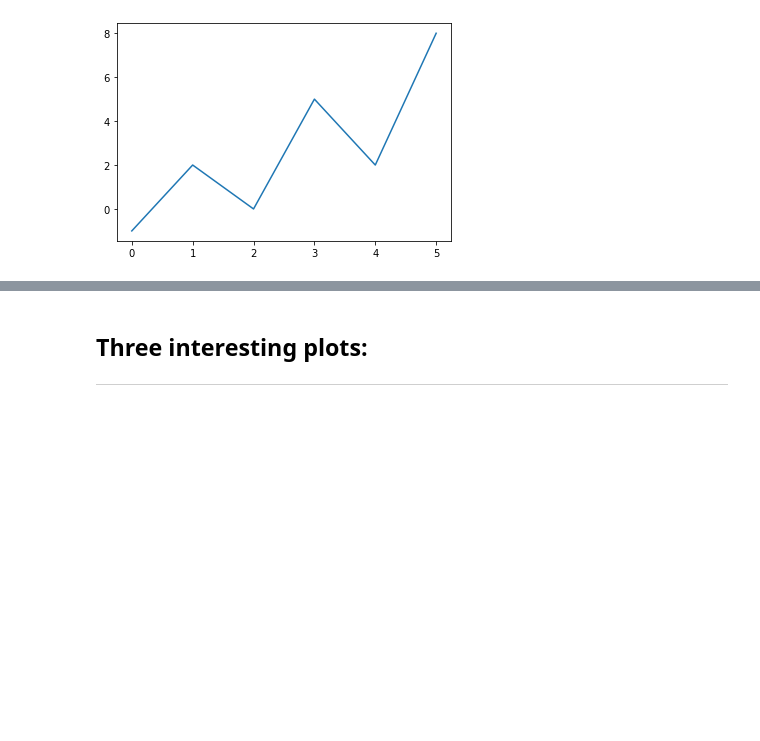
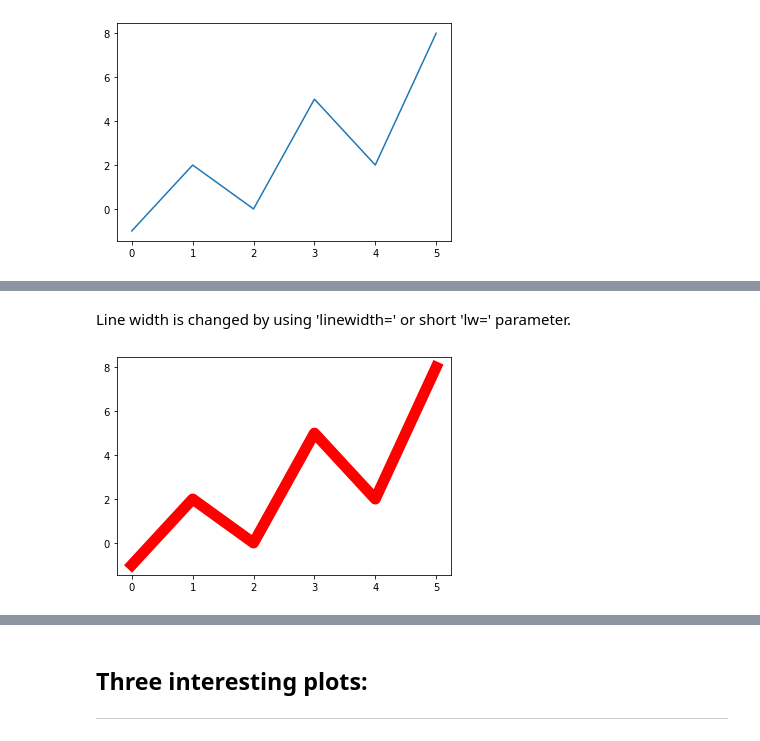
Before and after one commit to Mantvydas-data/FundamentalsofDataAnalysis, a Jupyter notebook: pyplot.ipynb, the cells around one changed output, grey strips where cells are left out. Saved outputs shown, nothing was run; the diff lists cells and outputs as text; code cells hidden in the pictures; blank space fills up the shorter version.

```diff
--- a/pyplot.ipynb
+++ b/pyplot.ipynb
@@ -66,0 +84,11 @@ plt.show()
+# %% [markdown]
+Line width is changed by using 'linewidth=' or short 'lw=' parameter.
+# %%
+# Specifying y values
+y = np.array([-1,2,0,5,2,8])
+
+# Changing line width using 'linewidth=' or 'lw=' parameter
+plt.plot(y, color ='red', lw='11')
+plt.show()
+# %% [output]
+[figure, added]
```
Also changed, not shown: parts of 8 cells of this notebook.
